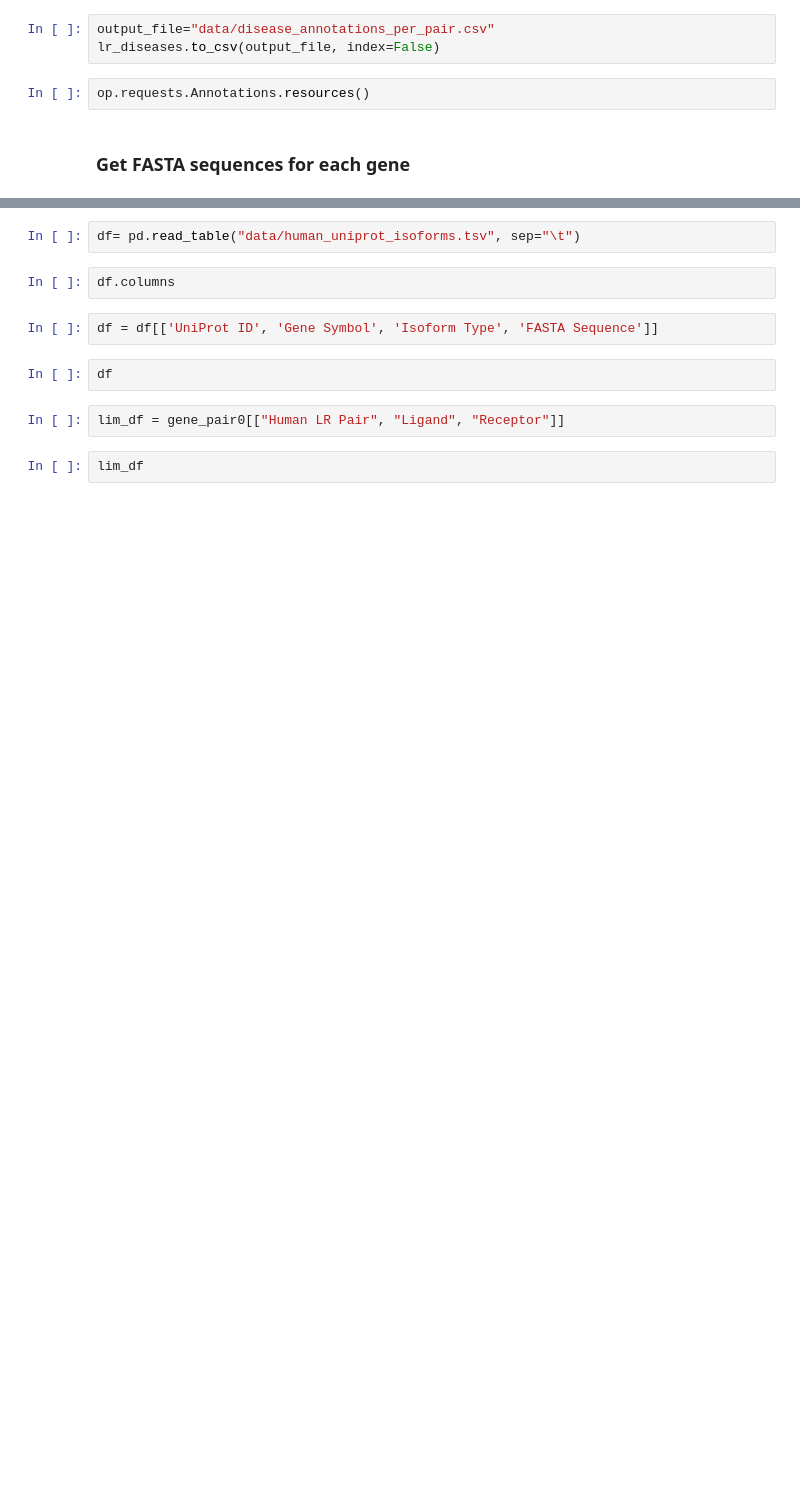
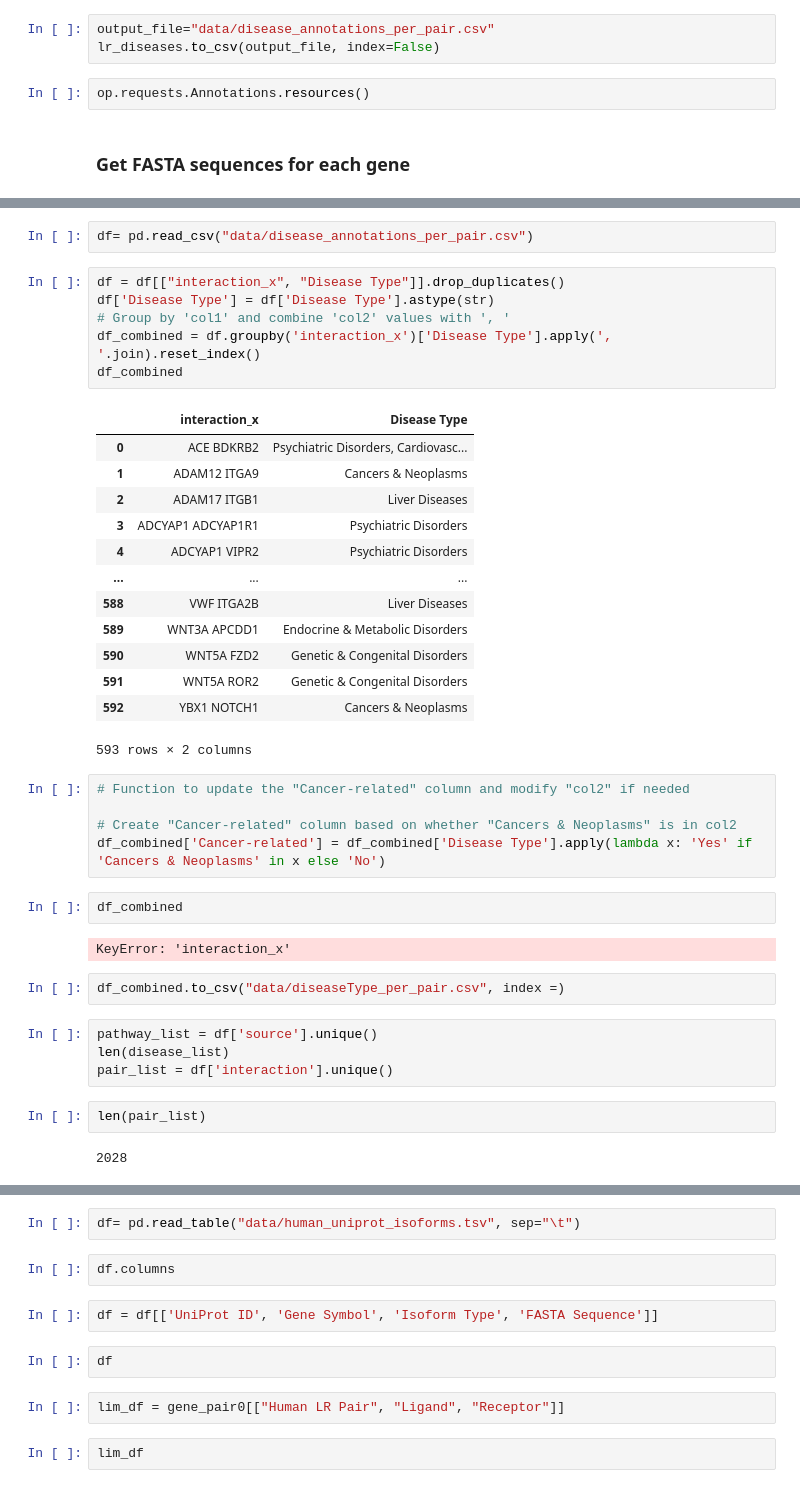
Before and after one commit to bioinfo-YCU/ConnectomeDB, a Jupyter notebook: Python_test.ipynb, the cells around one changed output, grey strips where cells are left out. Drawn from its saved outputs; the diff is of its cells as text; blank space fills up the shorter version.

```diff
--- a/Python_test.ipynb
+++ b/Python_test.ipynb
@@ -844,0 +731,41 @@ print(f"✅ Extracted {len(df)} Homo sapiens protein sequences and saved to 'hum
+# %%
+df= pd.read_csv("data/disease_annotations_per_pair.csv")
+# %%
+df = df[["interaction_x", "Disease Type"]].drop_duplicates()
+df['Disease Type'] = df['Disease Type'].astype(str)
+# Group by 'col1' and combine 'col2' values with ', '
+df_combined = df.groupby('interaction_x')['Disease Type'].apply(', '.join).reset_index()
+df_combined
+# %% [output]
+|  | interaction_x | Disease Type |
+| 0 | ACE BDKRB2 | Psychiatric Disorders, Cardiovasc... |
+| 1 | ADAM12 ITGA9 | Cancers & Neoplasms |
+| 2 | ADAM17 ITGB1 | Liver Diseases |
+| 3 | ADCYAP1 ADCYAP1R1 | Psychiatric Disorders |
+| 4 | ADCYAP1 VIPR2 | Psychiatric Disorders |
+| ... | ... | ... |
+| 588 | VWF ITGA2B | Liver Diseases |
+| 589 | WNT3A APCDD1 | Endocrine & Metabolic Disorders |
+| 590 | WNT5A FZD2 | Genetic & Congenital Disorders |
+| 591 | WNT5A ROR2 | Genetic & Congenital Disorders |
+| 592 | YBX1 NOTCH1 | Cancers & Neoplasms |
+593 rows × 2 columns
+# %%
+# Function to update the "Cancer-related" column and modify "col2" if needed
+
+# Create "Cancer-related" column based on whether "Cancers & Neoplasms" is in col2
+df_combined['Cancer-related'] = df_combined['Disease Type'].apply(lambda x: 'Yes' if 'Cancers & Neoplasms' in x else 'No')
+# %%
+df_combined
+# %% [output]
+KeyError: 'interaction_x'
+# %%
+df_combined.to_csv("data/diseaseType_per_pair.csv", index =)
+# %%
+pathway_list = df['source'].unique()
+len(disease_list)
+pair_list = df['interaction'].unique()
+# %%
+len(pair_list)
+# %% [output]
+2028
```
Also changed, not shown: parts of 13 cells of this notebook, 7 other files.
